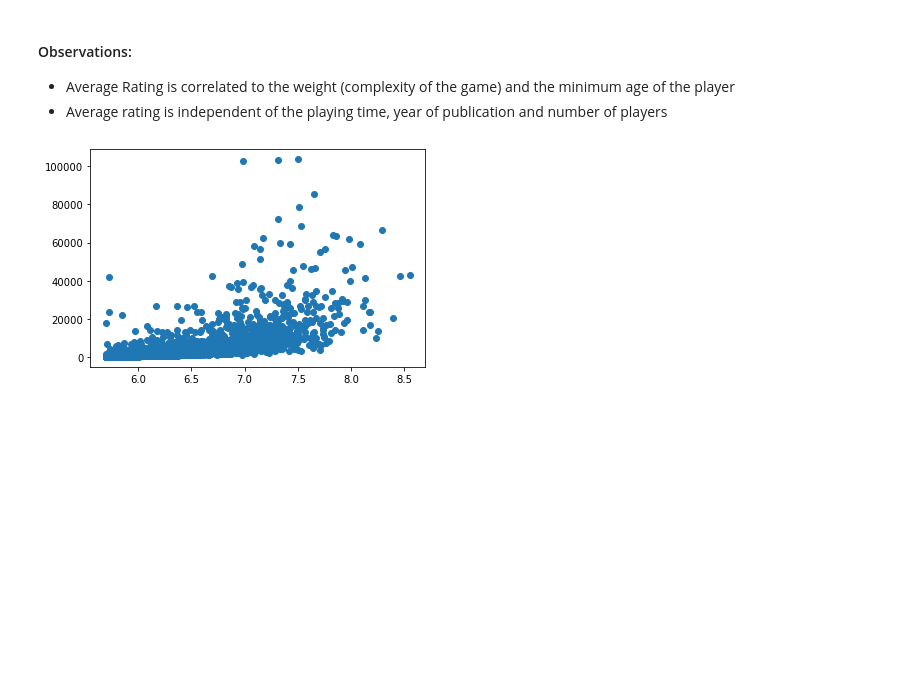
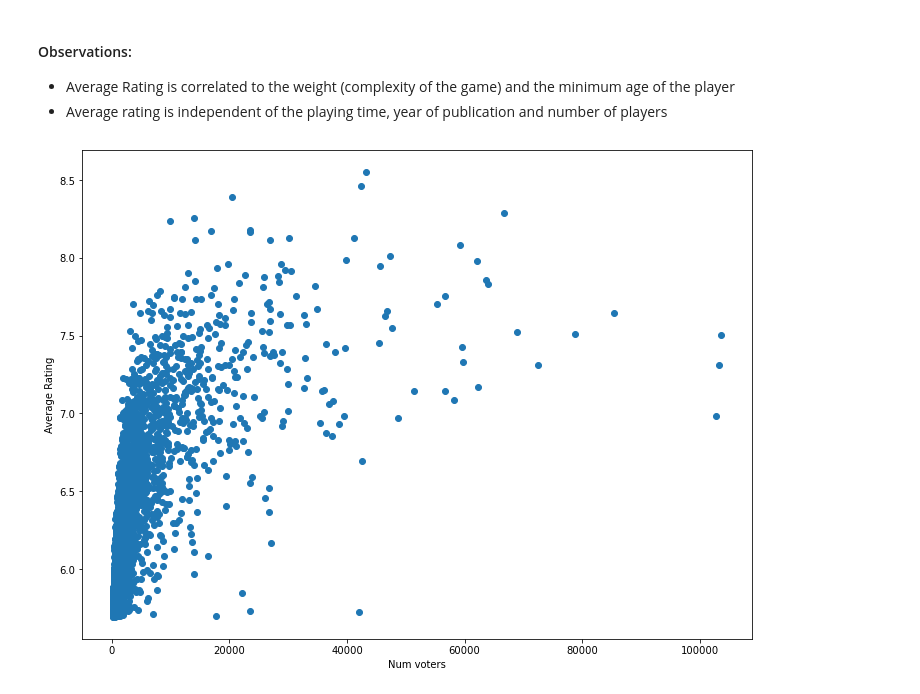
Before and after one commit to martaferrer/Boardgames, a Jupyter notebook: boardgames_data_analysis.ipynb, the cells around one changed output. Drawn from its saved outputs; the diff is of its cells as text; code cells hidden in the pictures; blank space fills up the shorter version.

```diff
--- a/boardgames_data_analysis.ipynb
+++ b/boardgames_data_analysis.ipynb
@@ -577,7 +587,10 @@ Name: Avg Rating, dtype: float64
 - Average rating is independent of the playing time, year of publication and number of players
 # %%
 from matplotlib import pyplot
-pyplot.scatter(df['Geek Rating'], df['Num Voters'])
-pyplot.show()
+plt.figure(figsize = (12, 9))
+plt.scatter(df['Num Voters'], df['Geek Rating'])
+plt.xlabel('Num voters')
+plt.ylabel('Average Rating')
+plt.show()
 # %% [output]
-[figure, old version]
+[figure, new version]
```
Also changed, not shown: parts of 3 cells of this notebook.
